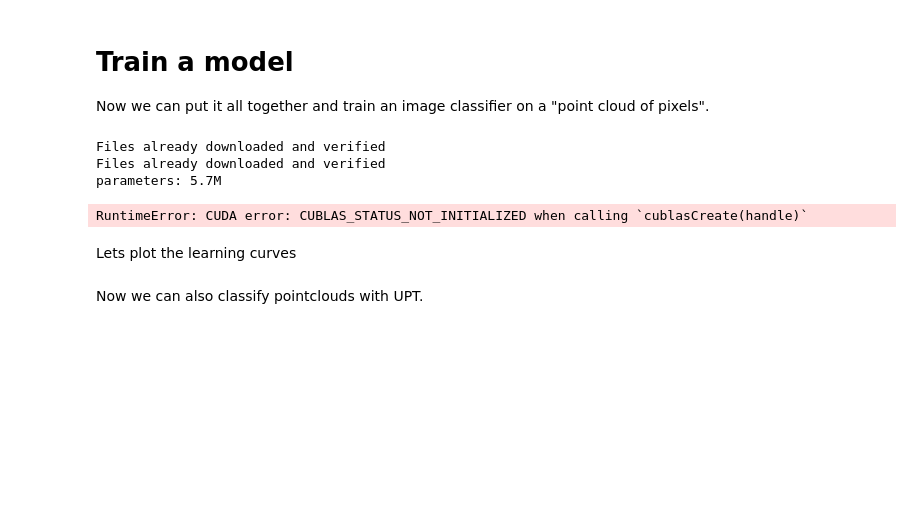
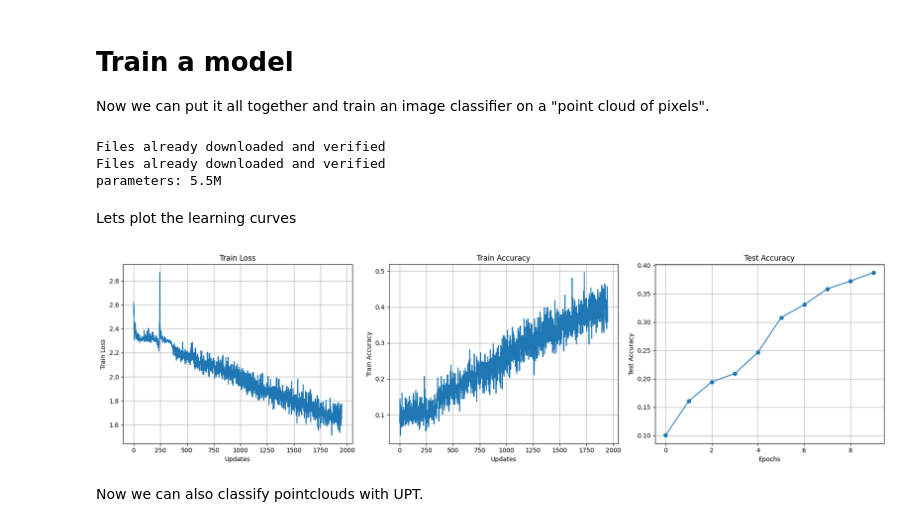
Before and after one commit to BenediktAlkin/upt-tutorial, a Jupyter notebook: 4_pointcloud_classification.ipynb, the cells around one changed output. Drawn from its saved outputs; the diff is of its cells as text; code cells hidden in the pictures; blank space fills up the shorter version.

```diff
--- a/4_pointcloud_classification.ipynb
+++ b/4_pointcloud_classification.ipynb
@@ -338,7 +352,7 @@ for _ in range(epochs):
             f"test_accuracy: {test_accuracy * 100:4.1f}%"
         )
         train_losses.append(loss.item())
-        train_accuracies.append(train_accuracy)
+        train_accuracies.append(train_accuracy.item())
 
     # evaluate
     num_correct = 0
@@ -363,33 +377,31 @@ pbar.close()
 # %% [output]
 Files already downloaded and verified
 Files already downloaded and verified
-parameters: 5.7M
+parameters: 5.5M
-RuntimeError: CUDA error: CUBLAS_STATUS_NOT_INITIALIZED when calling `cublasCreate(handle)`
 # %% [markdown]
 Lets plot the learning curves
 # %%
 import matplotlib.pyplot as plt
 
 _, axes = plt.subplots(1, 3, figsize=(18, 5))
 axes[0].plot(range(len(train_losses)), train_losses)
 axes[0].set_xlabel("Updates")
 axes[0].set_ylabel("Train Loss")
 axes[0].set_title("Train Loss")
-axes[0].legend()
 axes[0].grid(True)
 axes[1].plot(range(len(train_accuracies)), train_accuracies)
 axes[1].set_xlabel("Updates")
 axes[1].set_ylabel("Train Accuracy")
 axes[1].set_title("Train Accuracy")
-axes[1].legend()
 axes[1].grid(True)
 axes[2].plot(range(len(test_accuracies)), test_accuracies, marker="o")
 axes[2].set_xlabel("Epochs")
 axes[2].set_ylabel("Test Accuracy")
 axes[2].set_title("Test Accuracy")
-axes[2].legend()
 axes[2].grid(True)
 plt.tight_layout()
 plt.show()
+# %% [output]
+[figure, added]
 # %% [markdown]
 Now we can also classify pointclouds with UPT.
```
Also changed, not shown: parts of 5 cells of this notebook.
